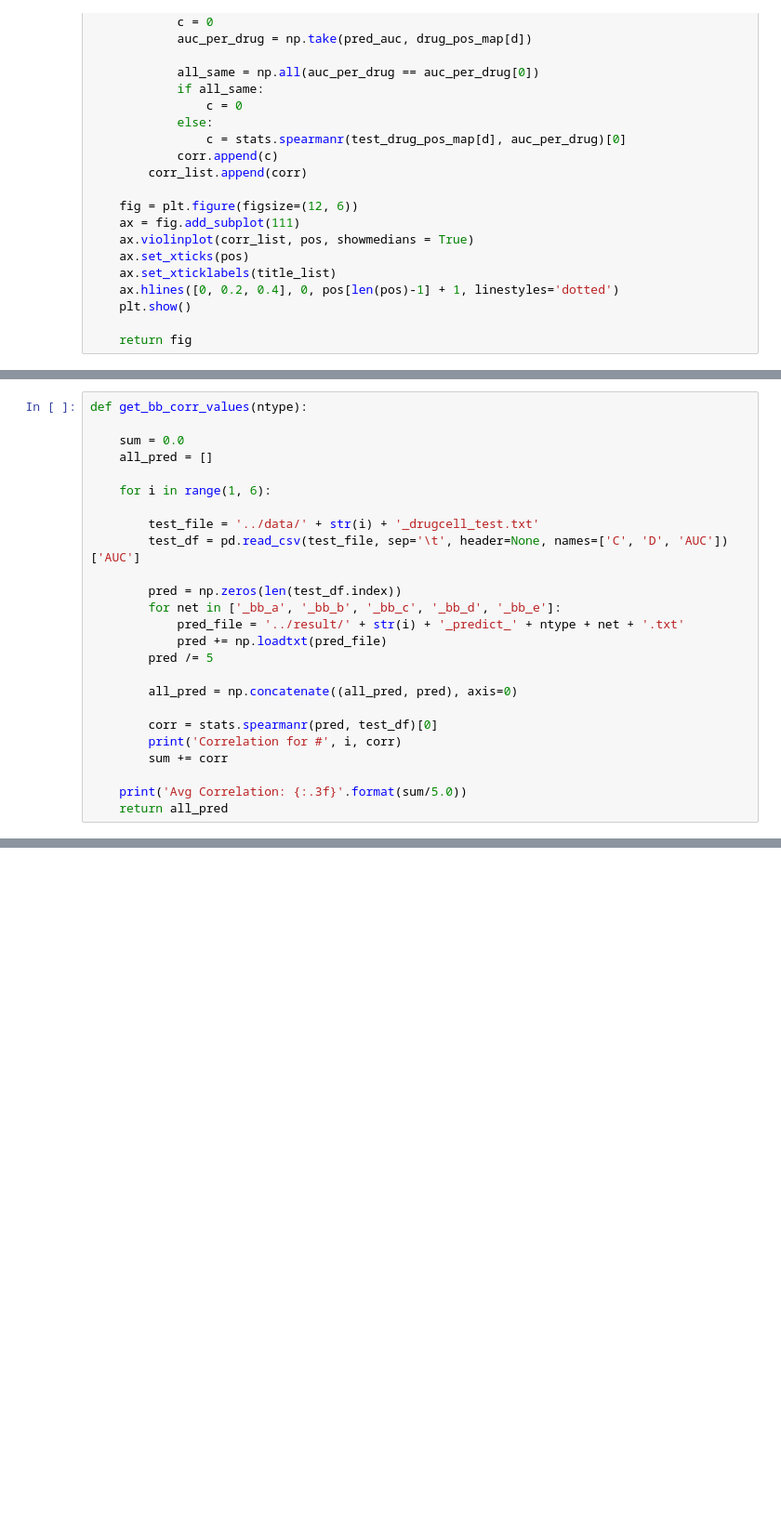
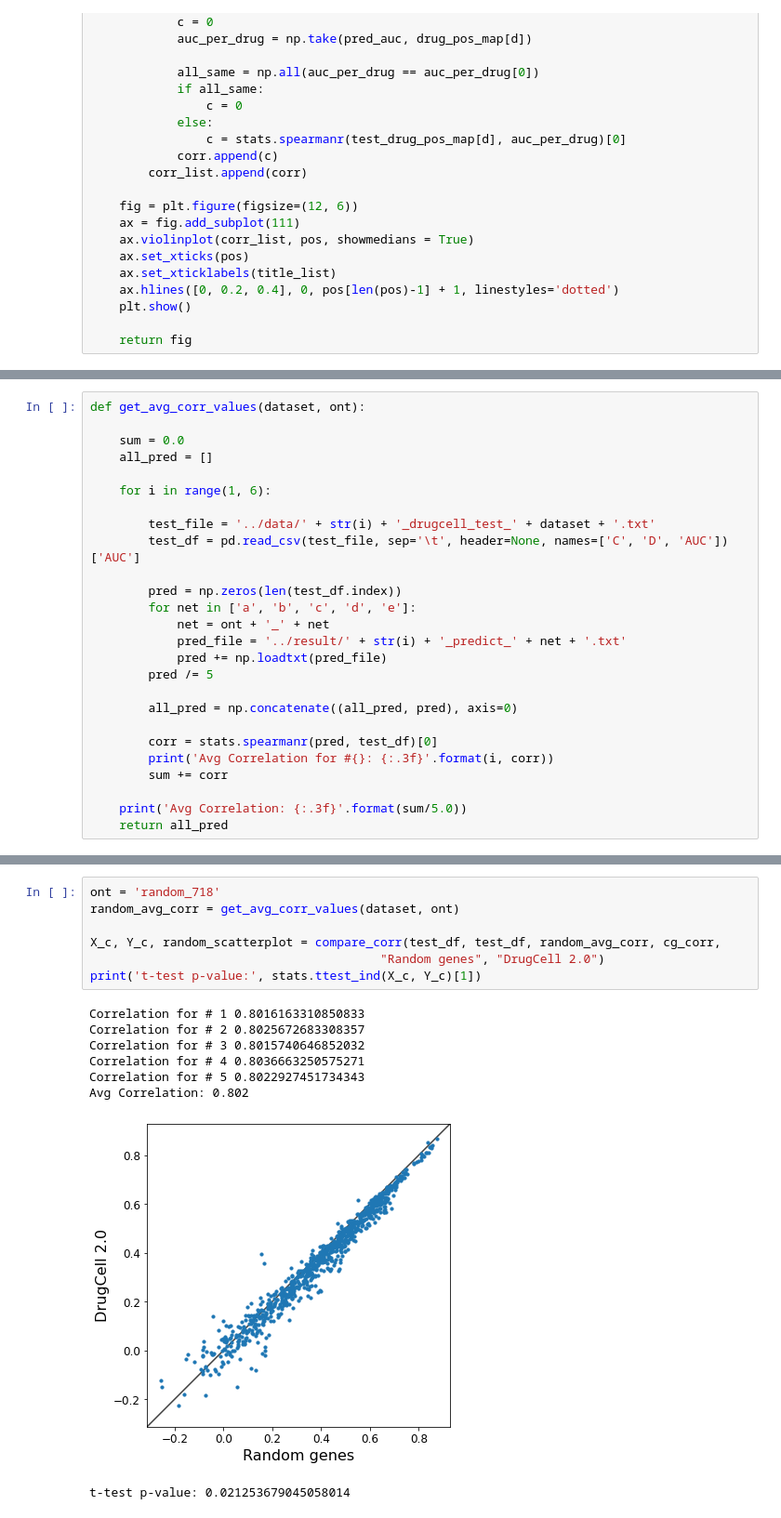
Before and after one commit to enmsilva/nest_drugcell, a Jupyter notebook: notebooks/model_comparison.ipynb, the cells around one changed output, grey strips where cells are left out. Shown at 93% size. Cells and saved outputs as stored; diff of their text form; blank space fills up the shorter version.

```diff
--- a/notebooks/model_comparison.ipynb
+++ b/notebooks/model_comparison.ipynb
@@ -211,26 +211,27 @@ def get_corr_values(ntype):
     print('Avg Correlation: {:.3f}'.format(sum/5.0))
     return all_pred
 # %%
-def get_bb_corr_values(ntype):
+def get_avg_corr_values(dataset, ont):
 
     sum = 0.0
     all_pred = []
 
     for i in range(1, 6):
 
-        test_file = '../data/' + str(i) + '_drugcell_test.txt'
+        test_file = '../data/' + str(i) + '_drugcell_test_' + dataset + '.txt'
         test_df = pd.read_csv(test_file, sep='\t', header=None, names=['C', 'D', 'AUC'])['AUC']
 
         pred = np.zeros(len(test_df.index))
-        for net in ['_bb_a', '_bb_b', '_bb_c', '_bb_d', '_bb_e']:
-            pred_file = '../result/' + str(i) + '_predict_' + ntype + net + '.txt'
+        for net in ['a', 'b', 'c', 'd', 'e']:
+            net = ont + '_' + net
+            pred_file = '../result/' + str(i) + '_predict_' + net + '.txt'
             pred += np.loadtxt(pred_file)
         pred /= 5
 
         all_pred = np.concatenate((all_pred, pred), axis=0)
 
         corr = stats.spearmanr(pred, test_df)[0]
-        print('Correlation for #', i, corr)
+        print('Avg Correlation for #{}: {:.3f}'.format(i, corr))
         sum += corr
 
     print('Avg Correlation: {:.3f}'.format(sum/5.0))
@@ -303,0 +285,16 @@ r_scatterplot.savefig('../plots/nest_mf_drugcell_vs_drugcell.png', bbox_inches =
+# %%
+ont = 'random_718'
+random_avg_corr = get_avg_corr_values(dataset, ont)
+
+X_c, Y_c, random_scatterplot = compare_corr(test_df, test_df, random_avg_corr, cg_corr,
+                                        "Random genes", "DrugCell 2.0")
+print('t-test p-value:', stats.ttest_ind(X_c, Y_c)[1])
+# %% [output]
+Correlation for # 1 0.8016163310850833
+Correlation for # 2 0.8025672683308357
+Correlation for # 3 0.8015740646852032
+Correlation for # 4 0.8036663250575271
+Correlation for # 5 0.8022927451734343
+Avg Correlation: 0.802
+[figure, added]
+t-test p-value: 0.021253679045058014
```
Also changed, not shown: parts of 12 cells of this notebook, 11 other files.
